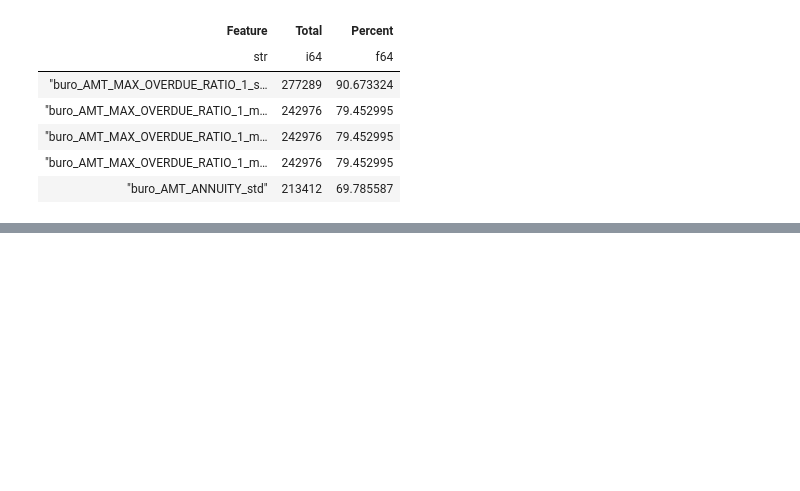
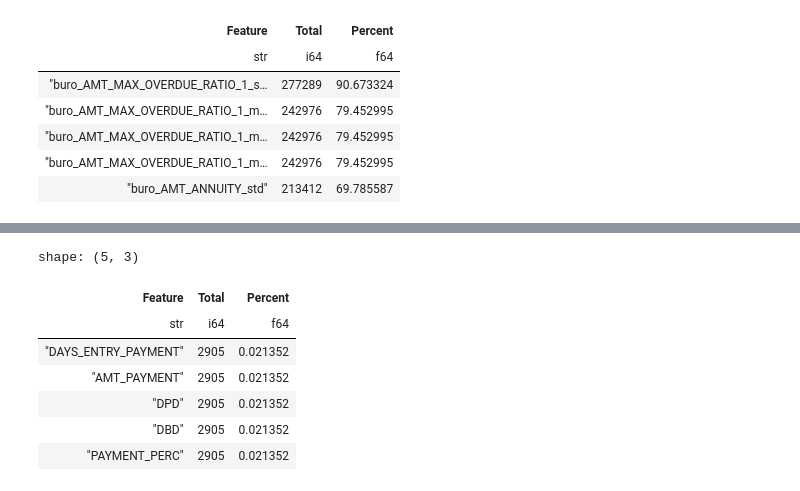
Before and after one commit to mohakapoor/CreditRiskAnalyzer, a Jupyter notebook: src/preprocessing.ipynb, the cells around one changed output, grey strips where cells are left out. Cells and saved outputs as stored; diff of their text form; code cells hidden in the pictures; blank space fills up the shorter version.

```diff
--- a/src/preprocessing.ipynb
+++ b/src/preprocessing.ipynb
@@ -351,0 +380,13 @@ del buro
+# %%
+# count missings
+nas = utils.count_missings(inst)
+nas.head()
+# %% [output]
+shape: (5, 3)
+| Feature | Total | Percent |
+| str | i64 | f64 |
+| "DAYS_ENTRY_PAYMENT" | 2905 | 0.021352 |
+| "AMT_PAYMENT" | 2905 | 0.021352 |
+| "DPD" | 2905 | 0.021352 |
+| "DBD" | 2905 | 0.021352 |
+| "PAYMENT_PERC" | 2905 | 0.021352 |
```
Also changed, not shown: parts of 11 cells of this notebook.
